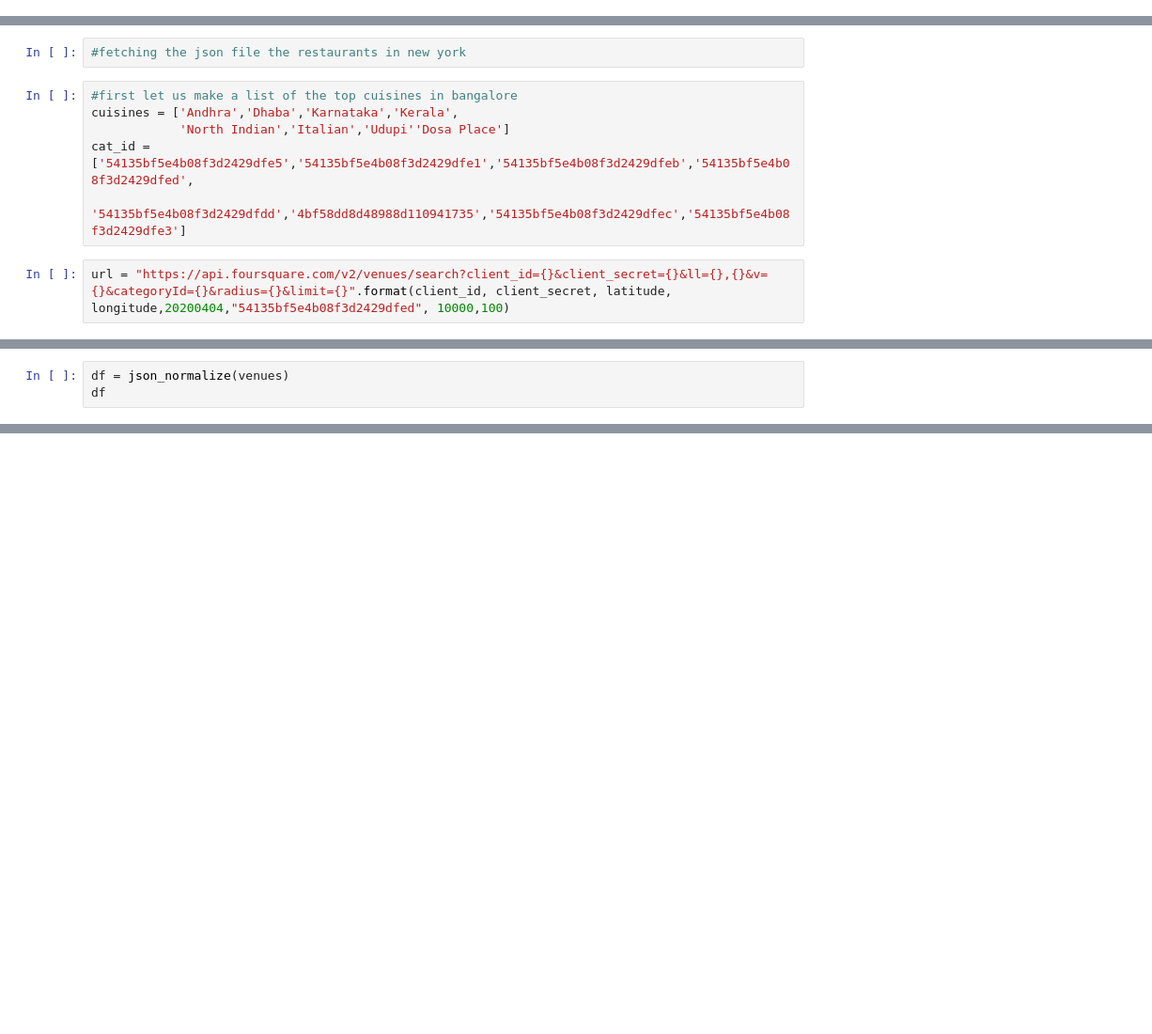
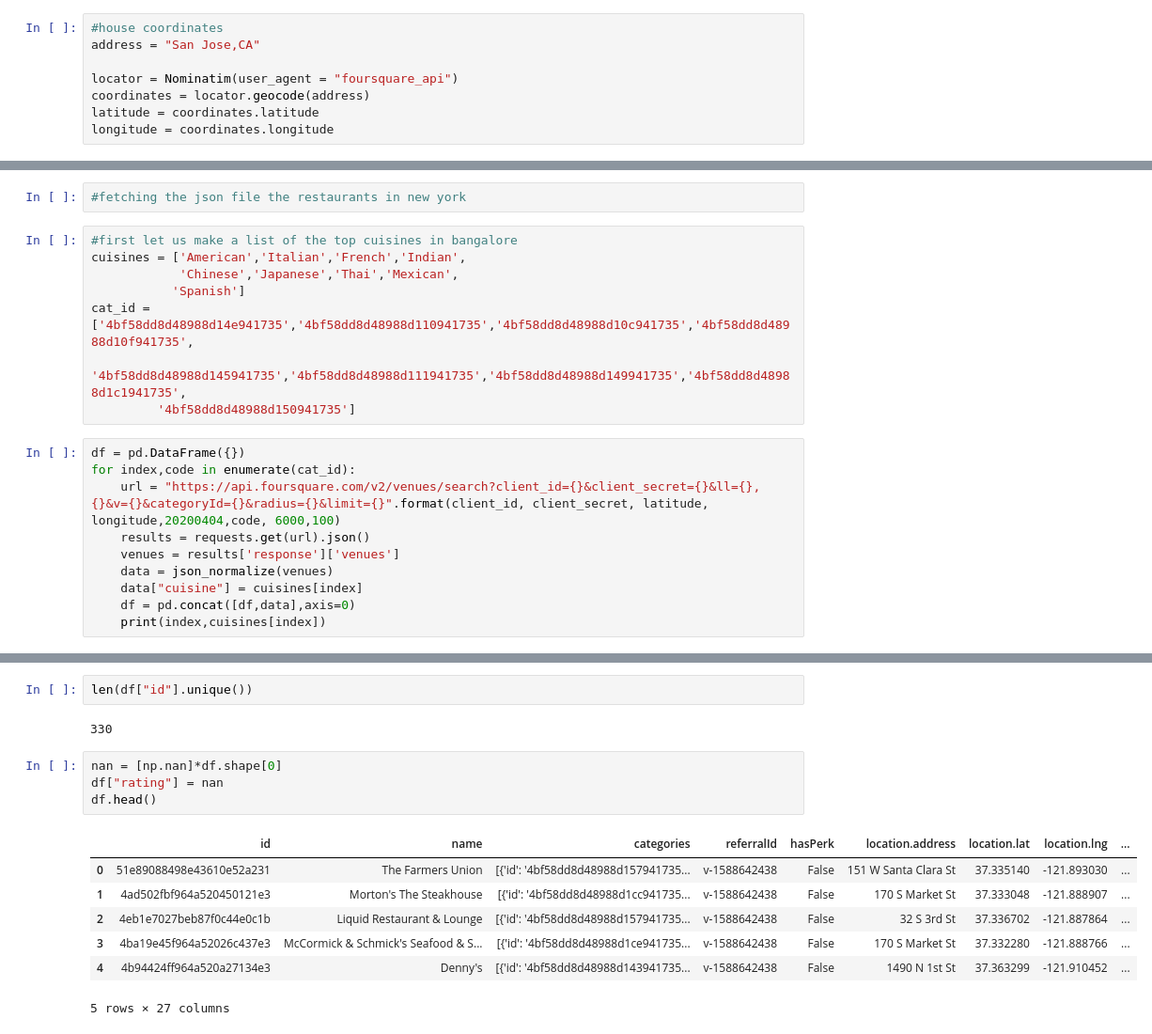
Before and after one commit to GauthamN3004/Coursera_Capstone_Project, a Jupyter notebook: Restaurant_Cuisine_Location_Selector.ipynb, the cells around one changed output, grey strips where cells are left out. Shown: that part at 94% size. Saved outputs shown, nothing was run; the diff lists cells and outputs as text; blank space fills up the shorter version.

```diff
--- a/Restaurant_Cuisine_Location_Selector.ipynb
+++ b/Restaurant_Cuisine_Location_Selector.ipynb
@@ -22,3 +19,11 @@ latitude , longitude = 13.010698, 77.761386
+# %%
+#house coordinates
+address = "San Jose,CA"
+
+locator = Nominatim(user_agent = "foursquare_api")
+coordinates = locator.geocode(address)
+latitude = coordinates.latitude
+longitude = coordinates.longitude
 # %%
 latitude , longitude
 # %% [output]
@@ -33,9 +38,19 @@ bl_map
 #fetching the json file the restaurants in new york
 # %%
 #first let us make a list of the top cuisines in bangalore
-cuisines = ['Andhra','Dhaba','Karnataka','Kerala',
-            'North Indian','Italian','Udupi''Dosa Place']
-cat_id = ['54135bf5e4b08f3d2429dfe5','54135bf5e4b08f3d2429dfe1','54135bf5e4b08f3d2429dfeb','54135bf5e4b08f3d2429dfed',
-          '54135bf5e4b08f3d2429dfdd','4bf58dd8d48988d110941735','54135bf5e4b08f3d2429dfec','54135bf5e4b08f3d2429dfe3']
+cuisines = ['American','Italian','French','Indian',
+            'Chinese','Japanese','Thai','Mexican',
+           'Spanish']
+cat_id = ['4bf58dd8d48988d14e941735','4bf58dd8d48988d110941735','4bf58dd8d48988d10c941735','4bf58dd8d48988d10f941735',
+          '4bf58dd8d48988d145941735','4bf58dd8d48988d111941735','4bf58dd8d48988d149941735','4bf58dd8d48988d1c1941735',
+         '4bf58dd8d48988d150941735']
 # %%
-url = "https://api.foursquare.com/v2/venues/search?client_id={}&client_secret={}&ll={},{}&v={}&categoryId={}&radius={}&limit={}".format(client_id, client_secret, latitude, longitude,20200404,"54135bf5e4b08f3d2429dfed", 10000,100)
+df = pd.DataFrame({})
+for index,code in enumerate(cat_id):
+    url = "https://api.foursquare.com/v2/venues/search?client_id={}&client_secret={}&ll={},{}&v={}&categoryId={}&radius={}&limit={}".format(client_id, client_secret, latitude, longitude,20200404,code, 6000,100)
+    results = requests.get(url).json()
+    venues = results['response']['venues']
+    data = json_normalize(venues)
+    data["cuisine"] = cuisines[index]
+    df = pd.concat([df,data],axis=0)
+    print(index,cuisines[index])
@@ -65,3 +66,0 @@ venues = results['response']['venues']
-# %%
-df = json_normalize(venues)
-df
@@ -85,0 +83,16 @@ df
+# %%
+len(df["id"].unique())
+# %% [output]
+330
+# %%
+nan = [np.nan]*df.shape[0]
+df["rating"] = nan
+df.head()
+# %% [output]
+|  | id | name | categories | referralId | hasPerk | location.address | location.lat | location.lng | ... |
+| 0 | 51e89088498e43610e52a231 | The Farmers Union | [{'id': '4bf58dd8d48988d157941735... | v-1588642438 | False | 151 W Santa Clara St | 37.335140 | -121.893030 | ... |
+| 1 | 4ad502fbf964a520450121e3 | Morton's The Steakhouse | [{'id': '4bf58dd8d48988d1cc941735... | v-1588642438 | False | 170 S Market St | 37.333048 | -121.888907 | ... |
+| 2 | 4eb1e7027beb87f0c44e0c1b | Liquid Restaurant & Lounge | [{'id': '4bf58dd8d48988d157941735... | v-1588642438 | False | 32 S 3rd St | 37.336702 | -121.887864 | ... |
+| 3 | 4ba19e45f964a52026c437e3 | McCormick & Schmick's Seafood & S... | [{'id': '4bf58dd8d48988d1ce941735... | v-1588642438 | False | 170 S Market St | 37.332280 | -121.888766 | ... |
+| 4 | 4b94424ff964a520a27134e3 | Denny's | [{'id': '4bf58dd8d48988d143941735... | v-1588642438 | False | 1490 N 1st St | 37.363299 | -121.910452 | ... |
+5 rows × 27 columns
```
Also changed, not shown: parts of 15 cells of this notebook, 1 other file.
